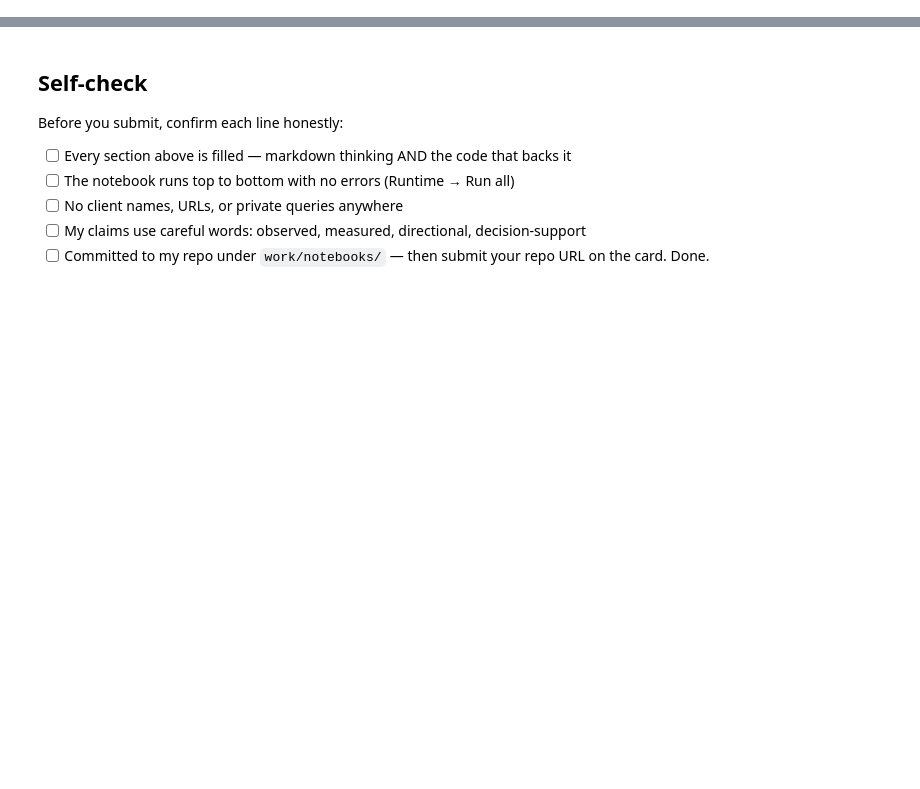
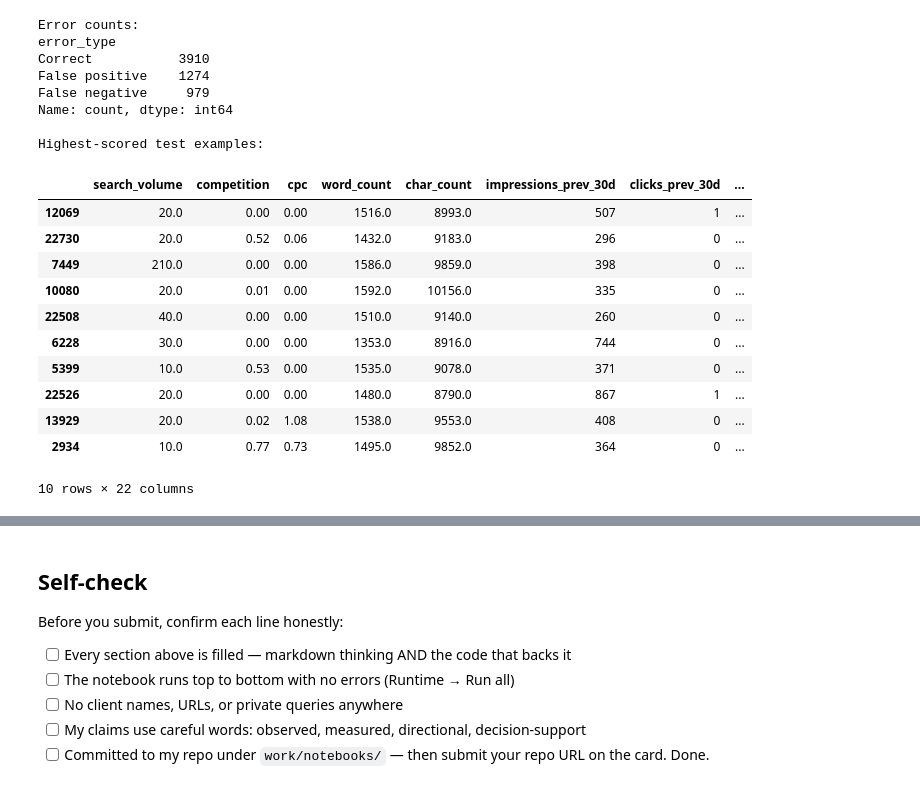
Before and after one commit to smaharx/ml-engineering-playground, a Jupyter notebook: work/notebooks/w05_model.ipynb, the cells around one changed output, grey strips where cells are left out. Cells and saved outputs as stored; diff of their text form; code cells hidden in the pictures; blank space fills up the shorter version.

Commit message:
fix(ml-08): save executed model notebook outputs

```diff
--- a/work/notebooks/w05_model.ipynb
+++ b/work/notebooks/w05_model.ipynb
@@ -36,0 +162,17 @@ This skeleton is yours to fill. Work the sections **in order** — each one has
+# %%
+# Create the binary decline label from the repository's trend label.
+df = df[df["trend_direction"].notna()].copy()
+df["is_declining"] = (df["trend_direction"].str.lower() == "down").astype(int)
+
+# Basic public-safe filtering used for the modeling lane.
+if "impressions_90d" in df.columns:
+    df = df[df["impressions_90d"].fillna(0) > 0].copy()
+
+if "content_age_days" in df.columns:
+    df = df[df["content_age_days"].fillna(0) >= 90].copy()
+
+if "content_id" in df.columns:
+    df = df.drop_duplicates("content_id").copy()
+
+print("Modeling rows:", len(df))
+print("Declining rate:", round(df["is_declining"].mean(), 3))
@@ -36,0 +335,48 @@ This skeleton is yours to fill. Work the sections **in order** — each one has
+# %%
+error_analysis = X_test.copy()
+error_analysis["actual"] = y_test.values
+error_analysis["predicted"] = model_pred
+error_analysis["score"] = model_prob
+
+error_analysis["error_type"] = np.select(
+    [
+        (error_analysis["actual"] == 1) & (error_analysis["predicted"] == 0),
+        (error_analysis["actual"] == 0) & (error_analysis["predicted"] == 1),
+    ],
+    [
+        "False negative",
+        "False positive",
+    ],
+    default="Correct",
+)
+
+print("Error counts:")
+print(error_analysis["error_type"].value_counts())
+
+print("\nHighest-scored test examples:")
+display(
+    error_analysis
+    .sort_values("score", ascending=False)
+    .head(10)
+)
+# %% [output]
+Error counts:
+error_type
+Correct           3910
+False positive    1274
+False negative     979
+Name: count, dtype: int64
+
+Highest-scored test examples:
+|  | search_volume | competition | cpc | word_count | char_count | impressions_prev_30d | clicks_prev_30d | ... |
+| 12069 | 20.0 | 0.00 | 0.00 | 1516.0 | 8993.0 | 507 | 1 | ... |
+| 22730 | 20.0 | 0.52 | 0.06 | 1432.0 | 9183.0 | 296 | 0 | ... |
+| 7449 | 210.0 | 0.00 | 0.00 | 1586.0 | 9859.0 | 398 | 0 | ... |
+| 10080 | 20.0 | 0.01 | 0.00 | 1592.0 | 10156.0 | 335 | 0 | ... |
+| 22508 | 40.0 | 0.00 | 0.00 | 1510.0 | 9140.0 | 260 | 0 | ... |
+| 6228 | 30.0 | 0.00 | 0.00 | 1353.0 | 8916.0 | 744 | 0 | ... |
+| 5399 | 10.0 | 0.53 | 0.00 | 1535.0 | 9078.0 | 371 | 0 | ... |
+| 22526 | 20.0 | 0.00 | 0.00 | 1480.0 | 8790.0 | 867 | 1 | ... |
+| 13929 | 20.0 | 0.02 | 1.08 | 1538.0 | 9553.0 | 408 | 0 | ... |
+| 2934 | 10.0 | 0.77 | 0.73 | 1495.0 | 9852.0 | 364 | 0 | ... |
+10 rows × 22 columns
```
Also changed, not shown: parts of 18 cells of this notebook.
